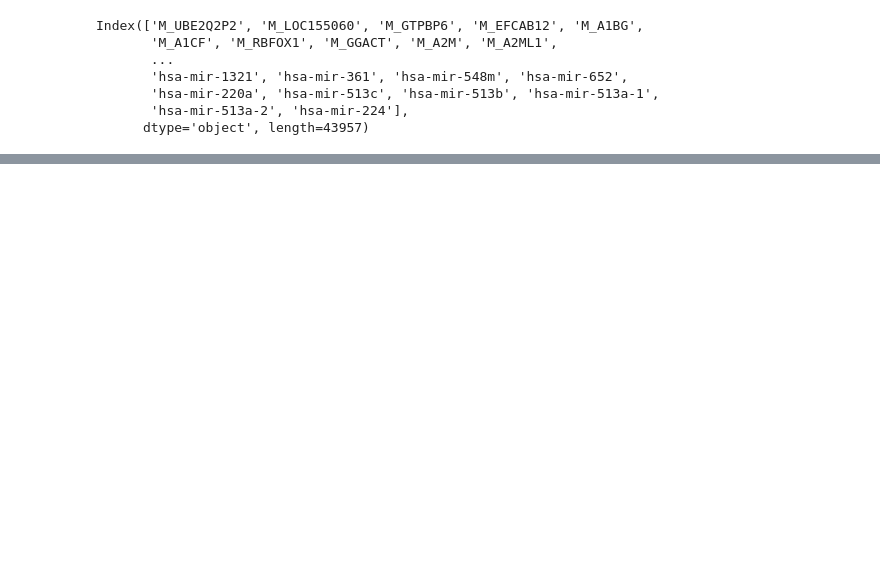
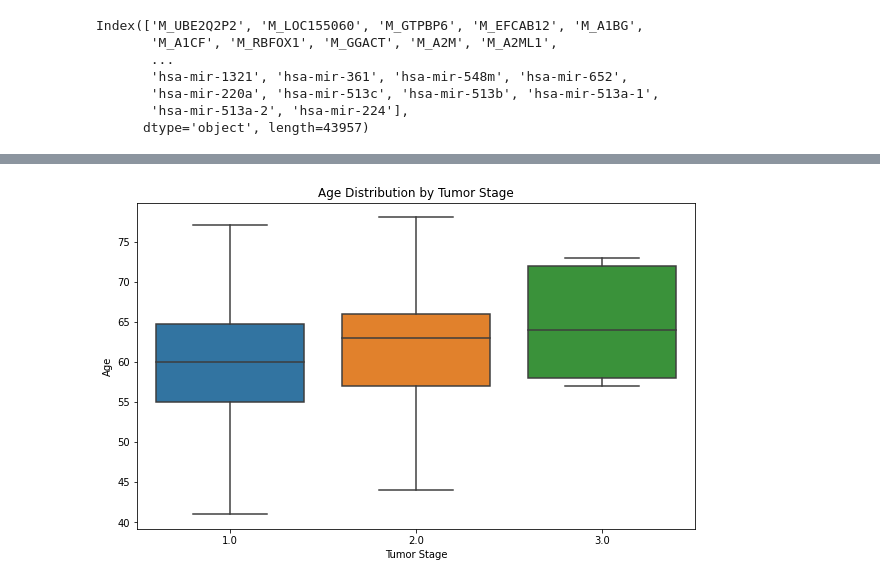
Before and after one commit to yamlakyam/Multifactor-Analysis-of-Prostate-Cancer-Outcome, a Jupyter notebook: Analysis.ipynb, the cells around one changed output, grey strips where cells are left out. Cells and saved outputs as stored; diff of their text form; code cells hidden in the pictures; blank space fills up the shorter version.

```diff
--- a/Analysis.ipynb
+++ b/Analysis.ipynb
@@ -310,0 +406,10 @@ len(selected_features_for_response)
+# %%
+# Boxplot for age by tumor stage (PATH_T_STAGE)
+plt.figure(figsize=(10, 6))
+sns.boxplot(x='PATH_T_STAGE', y='AGE', data=data_filtered)
+plt.title('Age Distribution by Tumor Stage')
+plt.xlabel('Tumor Stage')
+plt.ylabel('Age')
+plt.show()
+# %% [output]
+[figure, added]
```
Also changed, not shown: parts of 42 cells of this notebook.
